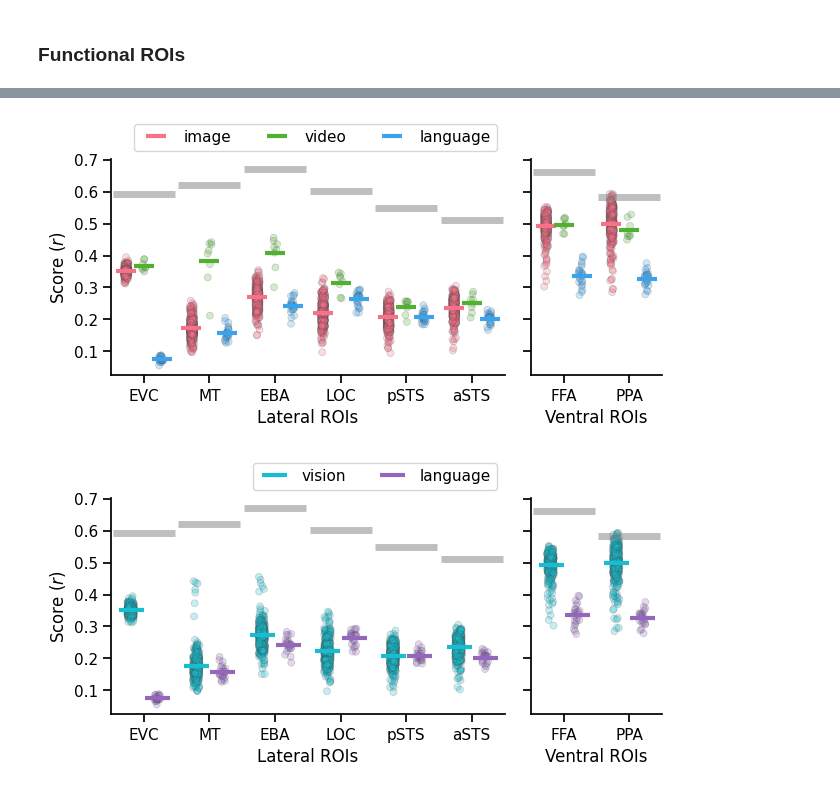
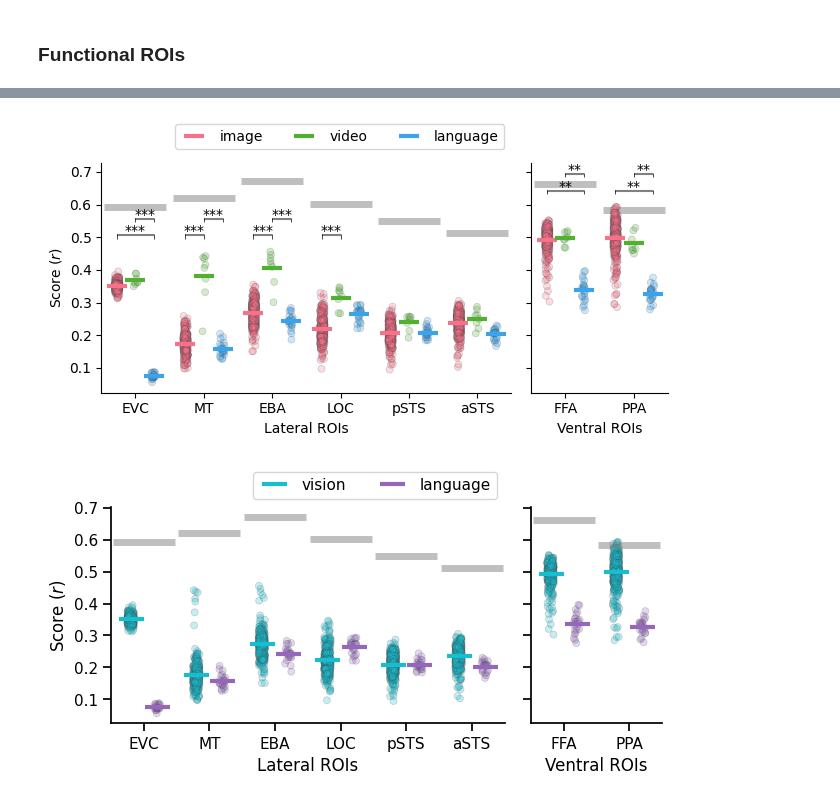
Before and after one commit to Isik-lab/SIfMRI_modeling, a Jupyter notebook: notebooks/model_class_averaging.ipynb, the cells around one changed output, grey strips where cells are left out. Drawn from its saved outputs; the diff is of its cells as text; code cells hidden in the pictures.

Commit message:
plotting

```diff
--- a/notebooks/model_class_averaging.ipynb
+++ b/notebooks/model_class_averaging.ipynb
@@ -598,7 +598,7 @@ stats_df = df_filtered.groupby(['roi_name',
                                                     }).reset_index()
 
 stats = []
-model_classes = stats_df.model_class.unique()
+model_classes = ['image', 'video', 'language']
 for roi, roi_df in stats_df.groupby('roi_name'):
     roi_df.set_index('model_class', inplace=True)
     for model1, model2 in combinations(model_classes, 2):
@@ -647,5 +664,7 @@ df_wholebrain.head()
 # %%
-def plot_combined_neural_fROIs(df_, hue='model_class', out_file=None):
+def plot_combined_neural_fROIs(df_, hue='model_class',
+                               stats=None, grouping=None,
+                               out_file=None):
     anchor = (1, 1.2)
     if hue == 'model_class':
         sns.set_palette(['tab:cyan', 'tab:purple'])
@@ -660,7 +679,8 @@ def plot_combined_neural_fROIs(df_, hue='model_class', out_file=None):
         sns.set_palette(['tab:pink', 'skyblue'])
     regions = ['Lateral ROIs', 'Ventral ROIs']
 
-    if df_[hue].nunique() == 3:
+    n = df_[hue].nunique()
+    if n == 3:
         dodge = 0.55
         markersize = 14
     else:
@@ -677,18 +697,39 @@ def plot_combined_neural_fROIs(df_, hue='model_class', out_file=None):
         cur_scores = df_[df_.roi_name.isin(cur_rois)]
         cur_scores['roi_name'] = pd.Categorical(cur_scores['roi_name'],
                                                 categories=cur_rois, ordered=True)
+        cur_scores.sort_values(['roi_name', 'model_class'], inplace=True)
         sns.stripplot(x='roi_name', y='score', hue=hue, data=cur_scores,
                       ax=ax, dodge=True, jitter=True, linewidth=.5,
-                      alpha=0.25, zorder=0, legend=False)
+                      alpha=0.25, zorder=1, legend=False)
         sns.pointplot(x='roi_name', y='score', hue=hue,
                       data=cur_scores, legend=legend,
                       ax=ax, dodge=dodge, linestyle="none", errorbar=None,
                       marker="_", markersize=markersize,
-                      markeredgewidth=3, zorder=1)
+                      markeredgewidth=3, zorder=2)
+
+        # Plot the mean
+        if stats is not None:
+            cur_stats = stats[stats.roi_name.isin(cur_rois)].set_index(['roi_name', 'model1', 'model2'])
+            xpos = list(np.linspace(-1*(dodge/2), (dodge/2), n))
+            y = cur_scores['score'].max()
+            for x, roi in zip(range(len(cur_rois)), cur_rois):
+                jitter = 0.05
+                for (x1, x2), (m1, m2) in zip(combinations(xpos, 2), combinations(grouping,2)):
+                    p = cur_stats.loc[roi, m1, m2]['p']
+                    if p < 0.05:
+                        ax.hlines(y=y+jitter, xmin=x+x1, xmax=x+x2, color='gray')
+                        ax.vlines(ymin=y+jitter-0.01, ymax=y+jitter+0.0025,
+                                  x=[x+x1, x+x2], color='black', linewidth=0.5)
+                        x_center = x + x1 + ((x2-x1)/2)
+                        ax.text(y=y+jitter, x=x_center, s=p_to_astericks(p),
+                                horizontalalignment='center', color='black')
+                        jitter += 0.05
+
+        # Plot the reliability
         sns.pointplot(x='roi_name', y='reliability', data=cur_scores,
               linestyle="none", errorbar=None, color='gray',
               marker="_", markersize=45, markeredgewidth=5,
-              alpha=.5, zorder=1, ax=ax)
+              alpha=.5, zorder=0, ax=ax)
 
         ax.spines['top'].set_visible(False)
         ax.spines['right'].set_visible(False)
@@ -696,7 +737,7 @@ def plot_combined_neural_fROIs(df_, hue='model_class', out_file=None):
         if i_ax == 0:
             ax.set_ylabel('Score ($r$)')
             ax.legend(loc='upper right', bbox_to_anchor=anchor,
-                      ncol=df_[hue].nunique(), fancybox=True)
+                      ncol=n, fancybox=True)
     plt.tight_layout()
     if out_file is not None:
         plt.savefig(out_file)
@@ -720,8 +744,8 @@ df = df.loc[df.set == 'test'].reset_index(drop=True)
 # %%
-plot_combined_neural_fROIs(df, hue='model_class',
+plot_combined_neural_fROIs(df, hue='model_class', stats=stats, grouping=model_classes,
                            out_file=f'{figure_path}/neural_summary.pdf')
 # %% [output]
-[figure, old version]
+[figure, new version]
 # %%
 plot_combined_neural_fROIs(df, hue='model_type',
                      out_file=f'{figure_path}/neural_vision-language.pdf')
```
Also changed, not shown: parts of 6 cells of this notebook, 3 other files.
